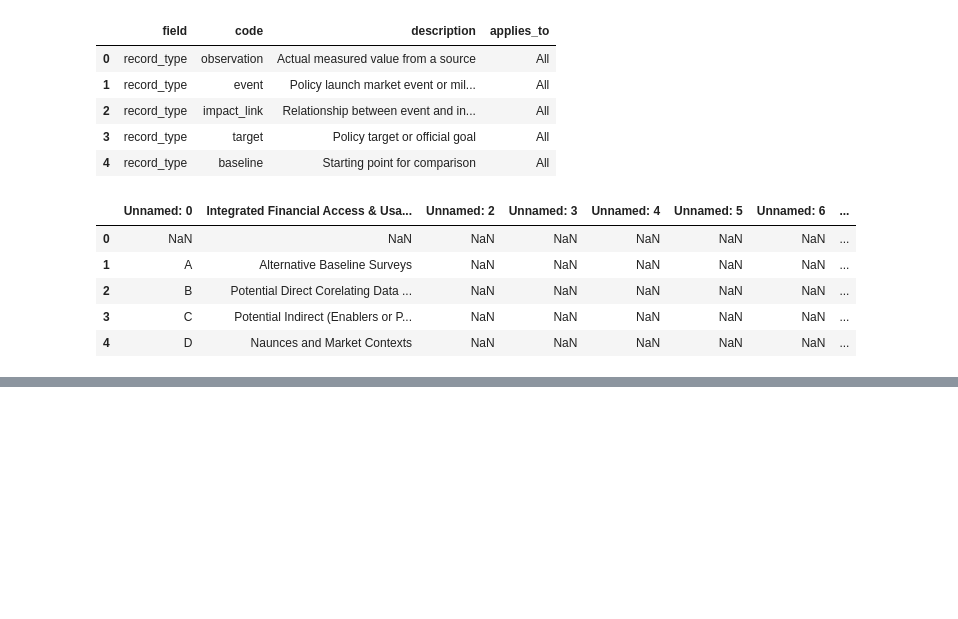
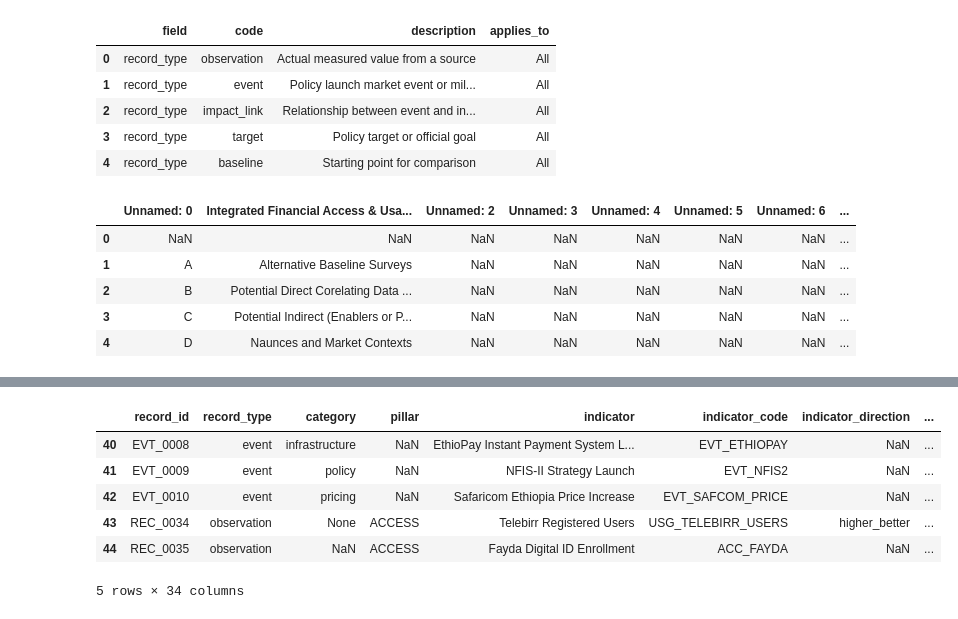
Before and after one commit to Beza-Oriyon/ethiopia-fi-forecast, a Jupyter notebook: notebooks/task1_data_exploration.ipynb, the cells around one changed output, grey strips where cells are left out. Drawn from its saved outputs; the diff is of its cells as text; code cells hidden in the pictures; blank space fills up the shorter version.

Commit message:
Task 1: Data exploration complete + initial enrichment with 2025-2026 updates

```diff
--- a/notebooks/task1_data_exploration.ipynb
+++ b/notebooks/task1_data_exploration.ipynb
@@ -51,0 +178,65 @@ display(alt_baselines.head())
+# %%
+# Create a copy to avoid modifying original
+enriched_df = unified_df.copy()
+
+# Example: New Telebirr users observation
+new_row1 = {
+    'record_id': 'REC_0034',               # next after REC_0033
+    'record_type': 'observation',
+    'category': None,
+    'pillar': 'ACCESS',
+    'indicator': 'Telebirr Registered Users',
+    'indicator_code': 'USG_TELEBIRR_USERS',
+    'indicator_direction': 'higher_better',
+    'value_numeric': 58.61,
+    'value_type': 'million',
+    'unit': 'million users',
+    'observation_date': pd.Timestamp('2026-01-29'),  # approx date of report
+    'source_name': 'Ethio Telecom FY2025/26 Half-Year Report',
+    'source_type': 'operator',
+    'source_url': 'https://www.ethiotelecom.et/',   # or specific news link
+    'confidence': 'high',
+    'collected_by': 'Bezu',
+    'collection_date': pd.Timestamp.today().strftime('%Y-%m-%d'),
+    'original_text': 'Telebirr customer base has grown to 58.61 million users',
+    'notes': 'Latest reported figure - Jan 2026. Impacts ACCESS & USAGE strongly.'
+}
+
+enriched_df = pd.concat([enriched_df, pd.DataFrame([new_row1])], ignore_index=True)
+
+# Repeat for Fayda
+new_row2 = {
+    'record_id': 'REC_0035',
+    'record_type': 'observation',
+    'pillar': 'ACCESS',
+    'indicator': 'Fayda Digital ID Enrollment',
+    'indicator_code': 'ACC_FAYDA',
+    'value_numeric': 31.5,
+    'value_type': 'million',
+    'unit': 'people',
+    'observation_date': pd.Timestamp('2025-12-01'),  # approx
+    'source_name': 'Fayda Official / Gazette',
+    'source_type': 'regulator',
+    'source_url': 'https://id.gov.et/',
+    'confidence': 'high',
+    'collected_by': 'Bezu',
+    'collection_date': pd.Timestamp.today().strftime('%Y-%m-%d'),
+    'original_text': 'Total registration reaches 31.5M',
+    'notes': 'Recent surge in enrollment - supports account opening.'
+}
+
+enriched_df = pd.concat([enriched_df, pd.DataFrame([new_row2])], ignore_index=True)
+
+# Add one more if you want (mobile money accounts)
+new_row3 = {...}  # similar structure, value_numeric=136, indicator='Mobile Money Accounts Total', pillar='ACCESS', source='NBE 2025 report'
+
+# Show new rows
+enriched_df.tail(5)
+# %% [output]
+|  | record_id | record_type | category | pillar | indicator | indicator_code | indicator_direction | ... |
+| 40 | EVT_0008 | event | infrastructure | NaN | EthioPay Instant Payment System L... | EVT_ETHIOPAY | NaN | ... |
+| 41 | EVT_0009 | event | policy | NaN | NFIS-II Strategy Launch | EVT_NFIS2 | NaN | ... |
+| 42 | EVT_0010 | event | pricing | NaN | Safaricom Ethiopia Price Increase | EVT_SAFCOM_PRICE | NaN | ... |
+| 43 | REC_0034 | observation | None | ACCESS | Telebirr Registered Users | USG_TELEBIRR_USERS | higher_better | ... |
+| 44 | REC_0035 | observation | NaN | ACCESS | Fayda Digital ID Enrollment | ACC_FAYDA | NaN | ... |
+5 rows × 34 columns
```
Also changed, not shown: parts of 6 cells of this notebook, 2 other files.
